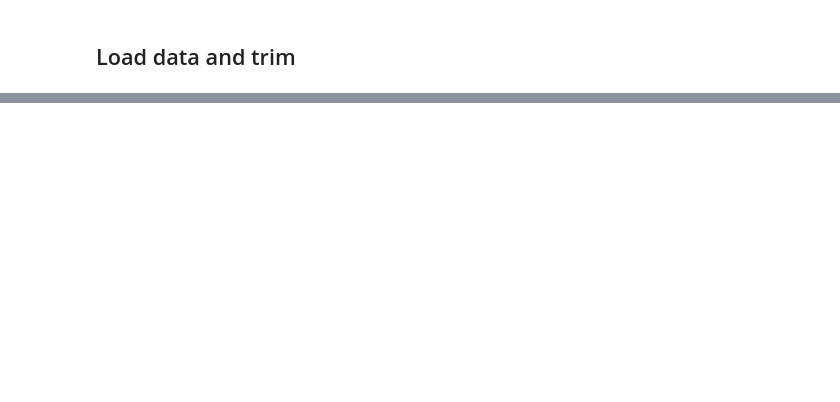
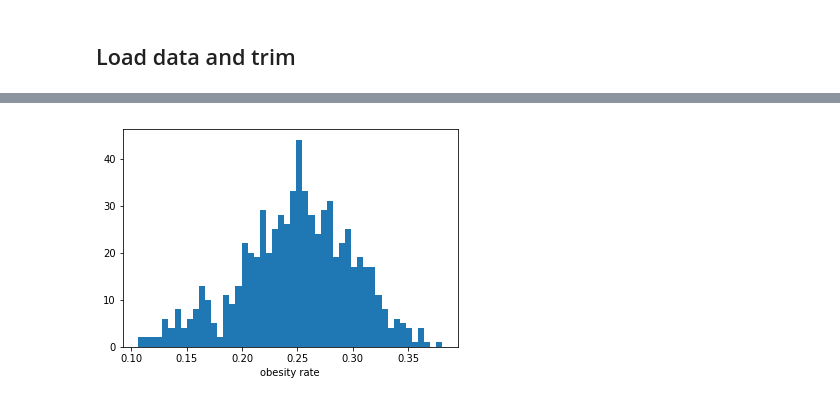
Before and after one commit to pcn006/Projects, a Jupyter notebook: Obesity and Healthcare.ipynb, the cells around one changed output, grey strips where cells are left out. Saved outputs shown, nothing was run; the diff lists cells and outputs as text; code cells hidden in the pictures; blank space fills up the shorter version.

```diff
--- a/Obesity and Healthcare.ipynb
+++ b/Obesity and Healthcare.ipynb
@@ -50,0 +196,7 @@ healthcare.drop([])
+# %%
+# obesity
+plt.hist(df['obesity'], bins = 50)
+plt.xlabel('obesity rate')
+ob = plt.gcf()
+# %% [output]
+[figure, added]
```
Also changed, not shown: parts of 44 cells of this notebook.
